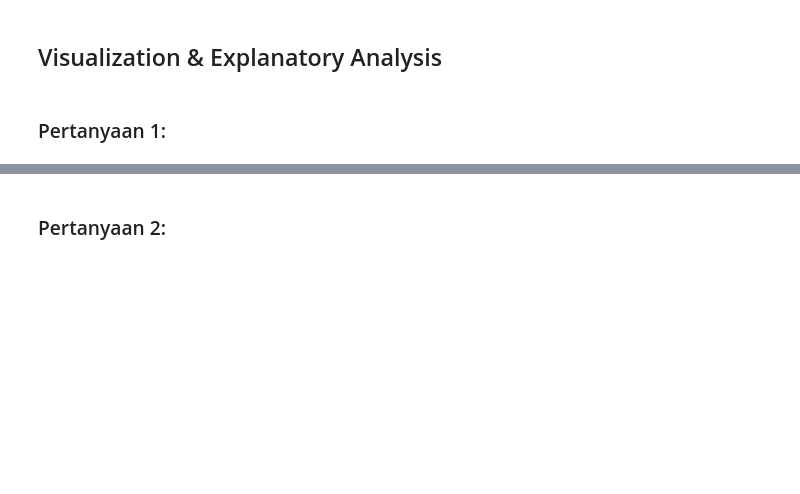
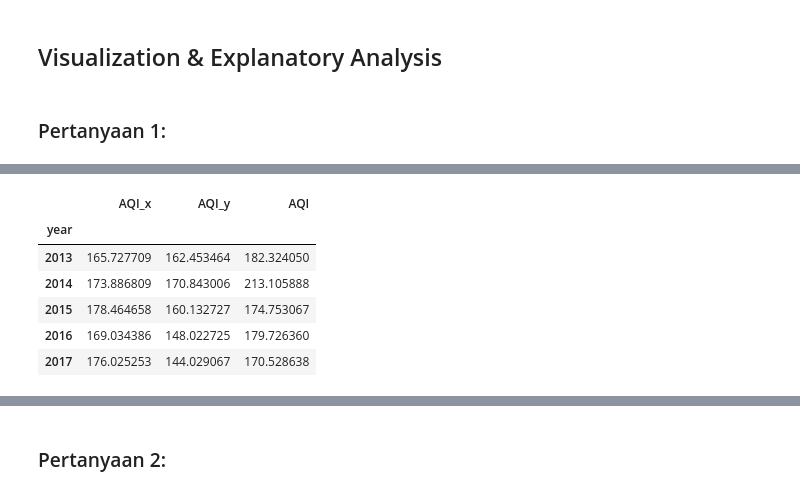
Before and after one commit to agna2103/l_analisis_data, a Jupyter notebook: notebook.ipynb, the cells around one changed output, grey strips where cells are left out. Drawn from its saved outputs; the diff is of its cells as text; code cells hidden in the pictures; blank space fills up the shorter version.

```diff
--- a/notebook.ipynb
+++ b/notebook.ipynb
@@ -789,3 +791,8 @@ dongsi_df.describe( include= "all")
 ## Visualization & Explanatory Analysis
 # %% [markdown]
 ### Pertanyaan 1:
+# %%
+#bagaimana perkembangan nilai air quality index berdasarkan tingkat polusi udara pada tahun 2013 sampai 2017
+#membuat sebuah pivot tabel berisi tahun dan rata rata aqi
+aotizhongxin = aotizhongxin_df.groupby(by="year").agg({"AQI":("mean")})
+aotizhongxin
@@ -791,0 +843,11 @@ dongsi_df.describe( include= "all")
+# %%
+merge_all = pd.merge(left = merge_12, right = dongsi, how = "outer", left_on = "year", right_on = "year")
+merge_all
+# %% [output]
+|  | AQI_x | AQI_y | AQI |
+| year |  |  |  |
+| 2013 | 165.727709 | 162.453464 | 182.324050 |
+| 2014 | 173.886809 | 170.843006 | 213.105888 |
+| 2015 | 178.464658 | 160.132727 | 174.753067 |
+| 2016 | 169.034386 | 148.022725 | 179.726360 |
+| 2017 | 176.025253 | 144.029067 | 170.528638 |
```
Also changed, not shown: parts of 7 cells of this notebook.
